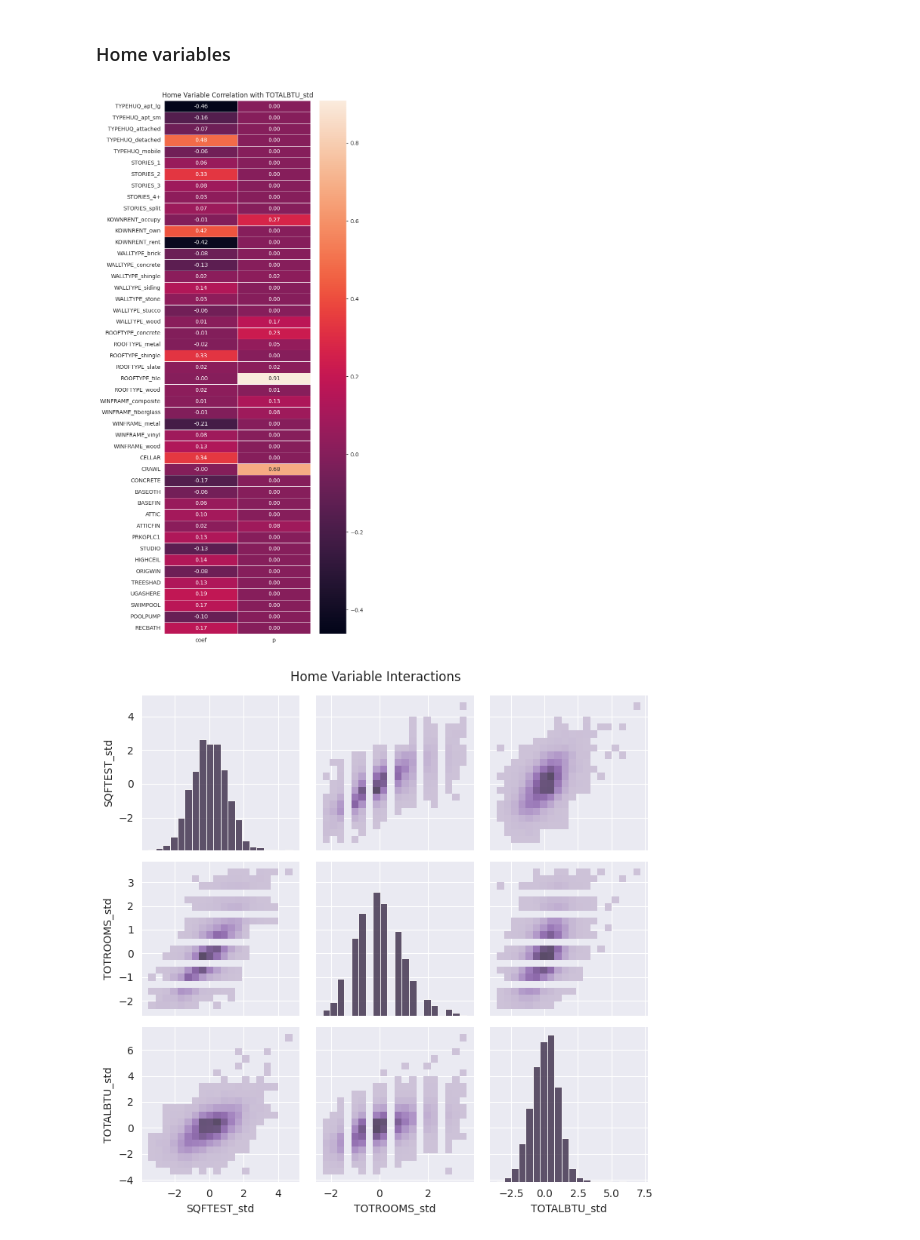
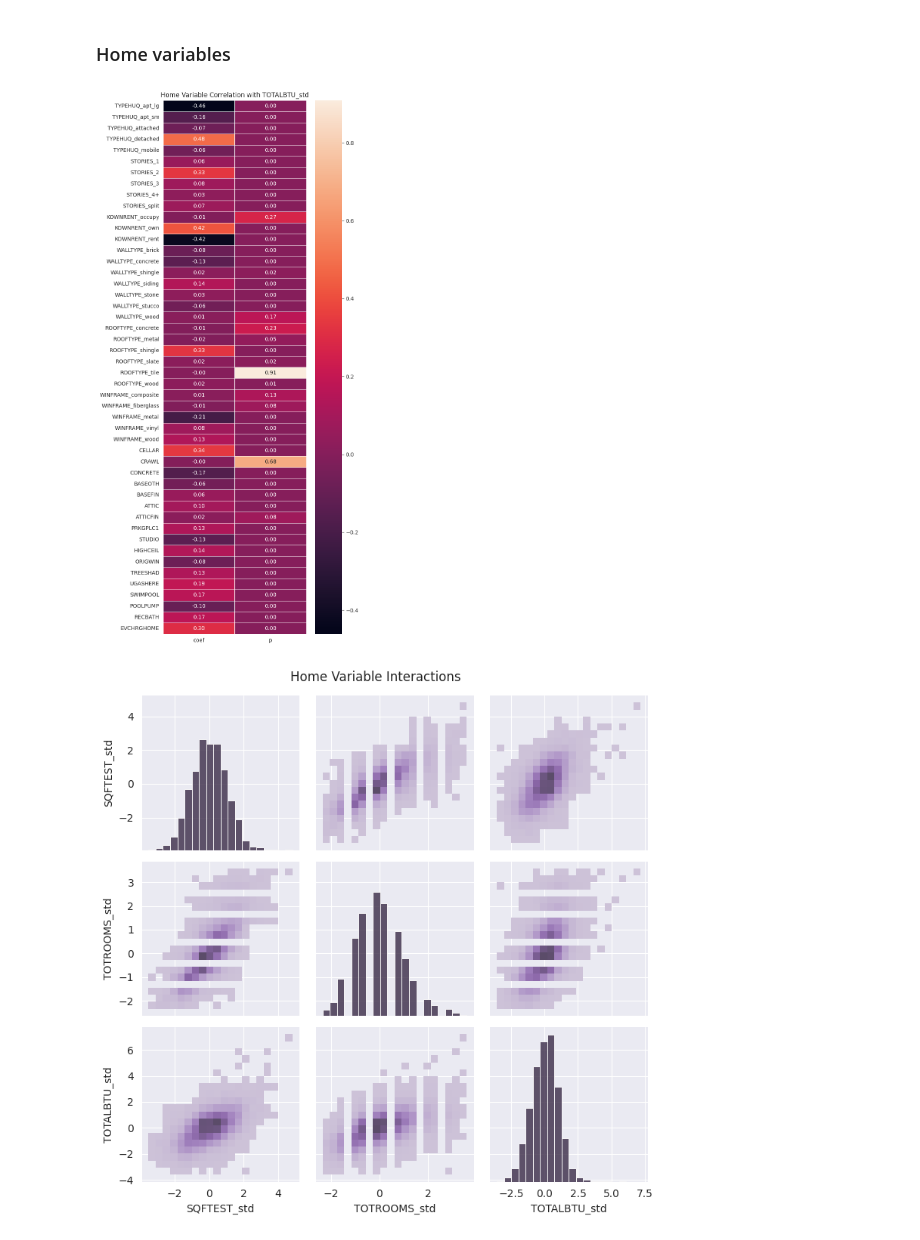
Before and after one commit to jon-codes/c964-model, a Jupyter notebook: exploratory.ipynb, the cells around one changed output. Drawn from its saved outputs; the diff is of its cells as text; code cells hidden in the pictures.

```diff
--- a/exploratory.ipynb
+++ b/exploratory.ipynb
@@ -38,7 +41,7 @@ meta.head()
 # %%
 # Import survey response dataset
 data = pd.read_csv(
-    "./data/recs2020_public_v5.csv", usecols=meta["variable"], na_values=["-2"]
+    "./data/recs2020_public_v5.csv", usecols=meta["variable"], na_values=["-2", "."]
 )
 
 # Split the dataset into training and test sets
@@ -46,7 +49,5 @@ train_set, test_set = train_test_split(data, test_size=0.2, random_state=42)
 
 # Use the training set for further analysis
 households = train_set.copy()
-
-print("train_set", train_set.shape)
-print("test_set", test_set.shape)
+households
 # %% [output]
@@ -92,7 +104,12 @@ def plot_hist(cols, title, xlabel=None):
     melted = melted[melted["value"] > 0]
 
     g = sns.FacetGrid(
-        melted, col="variable", hue="variable", col_wrap=3, sharex=False, sharey=False
+        data=melted,
+        col="variable",
+        hue="variable",
+        col_wrap=3,
+        sharex=False,
+        sharey=False,
     )
     g.map(sns.histplot, "value", bins=20)
     g.set_axis_labels(xlabel, "count")
@@ -360,7 +377,7 @@ home_vars = meta.query("`section` == 'YOUR HOME'")["variable"].tolist()
 
 # Encode categorical variables as strings
 home = (
-    households[home_vars + ["TOTALBTU_std"]]
+    households[home_vars + ["EVCHRGHOME", "TOTALBTU_std"]]
     .copy()
     .replace(
         {
@@ -394,36 +411,37 @@ home = (
             },
             "WINFRAME": {
                 1: "wood",
                 2: "metal",
                 3: "vinyl",
                 4: "composite",
                 5: "fiberglass",
             },
         }
     )
 )
 
 home_categorical = [
     c for c in home_vars if c in categorical_vars and c not in fuel_vars
 ]
 home_boolean = [
     c
-    for c in home_vars
-    if c in boolean_vars and c not in ["SQFTINCB", "SQFTINCA", "SQFTINCG"]
+    for c in home_vars + ["EVCHRGHOME"]
+    if c in boolean_vars
+    and c not in ["SQFTINCB", "SQFTINCA", "SQFTINCG"]  # Exclude derived variables
 ]
 
 # Plot the point-biserial correlation of each one-hot encoded categorical & boolean variable against total energy consumption
 to_corr = pd.concat(
     [pd.get_dummies(home[home_categorical]), home[home_boolean]], axis=1
 )
 corr = to_corr.corrwith(home["TOTALBTU_std"], method=pointbiserialr)
 plt.figure(figsize=(6, len(corr.columns) * 0.375))
 ax = sns.heatmap(corr.T, annot=True, fmt=".2f", linewidth=0.5)
 ax.set_xticklabels(["coef", "p"])
 ax.set_title("Home Variable Correlation with TOTALBTU_std")
 plt.show()
 # %% [output]
-[figure, old version]
+[figure, new version]
 # %%
 # Transform & standardize continuous home variables
 transformed, lmda = boxcox(home["SQFTEST"])
```
Also changed, not shown: parts of 11 cells of this notebook, 5 other files.
